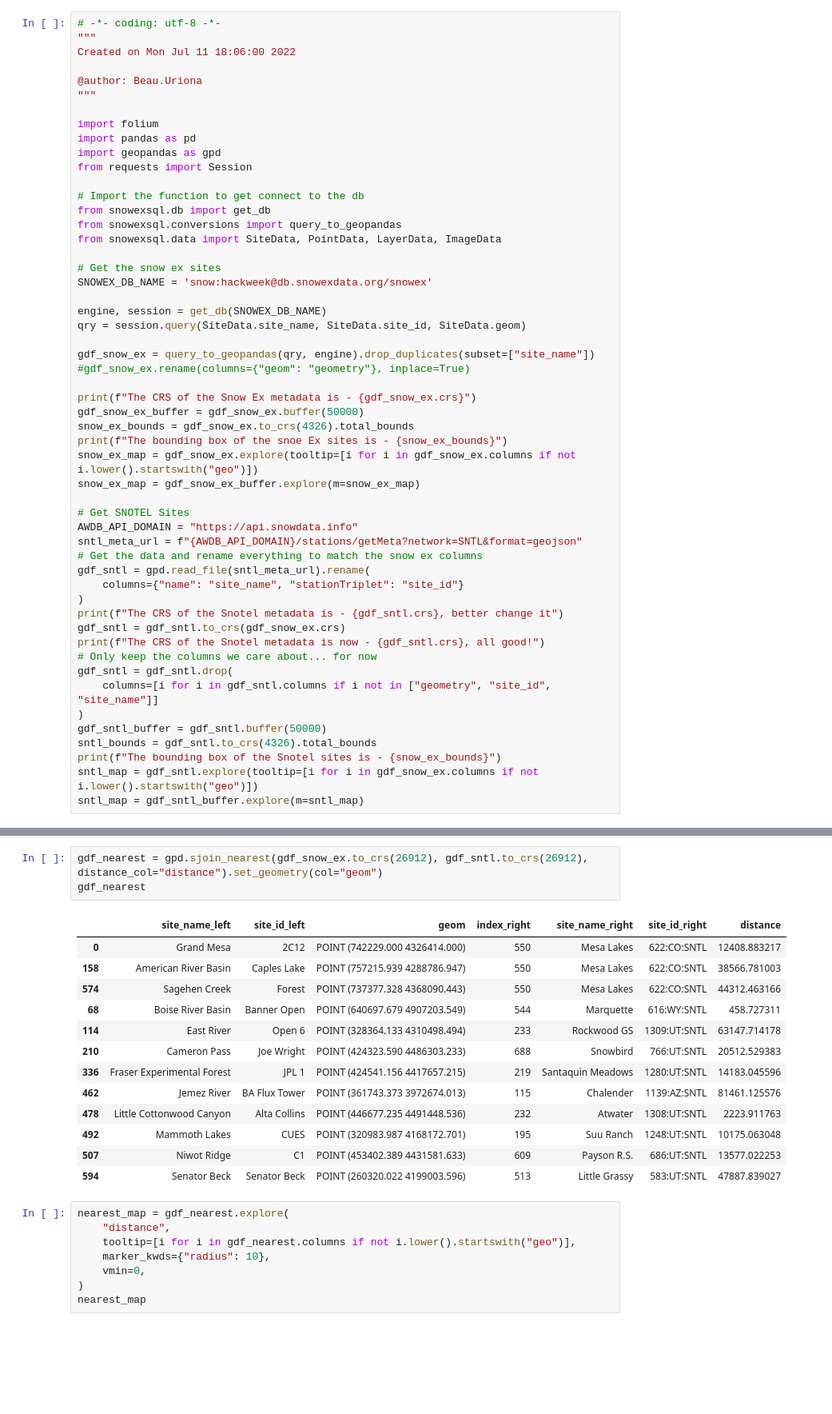
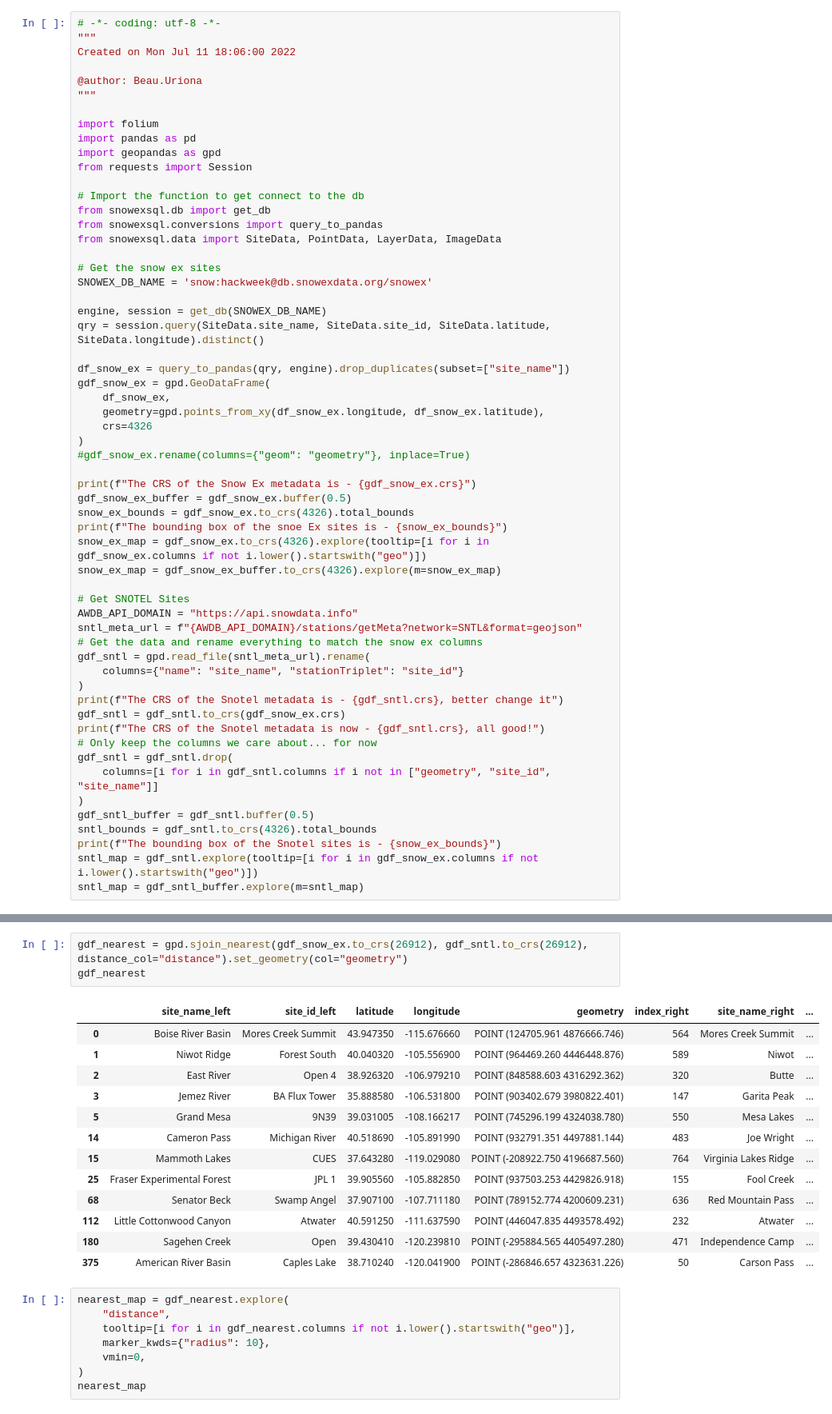
Before and after one commit to snowex-hackweek/space-station, a Jupyter notebook: contributors/beau-uriona/get_stations.ipynb, the cells around one changed output, grey strips where cells are left out. Shown at 80% size. Saved outputs shown, nothing was run; the diff lists cells and outputs as text; blank space fills up the shorter version.

```diff
--- a/contributors/beau-uriona/get_stations.ipynb
+++ b/contributors/beau-uriona/get_stations.ipynb
@@ -13,24 +13,29 @@ from requests import Session
 
 # Import the function to get connect to the db
 from snowexsql.db import get_db
-from snowexsql.conversions import query_to_geopandas
+from snowexsql.conversions import query_to_pandas
 from snowexsql.data import SiteData, PointData, LayerData, ImageData
 
 # Get the snow ex sites
 SNOWEX_DB_NAME = 'snow:hackweek@db.snowexdata.org/snowex'
 
 engine, session = get_db(SNOWEX_DB_NAME)
-qry = session.query(SiteData.site_name, SiteData.site_id, SiteData.geom)
+qry = session.query(SiteData.site_name, SiteData.site_id, SiteData.latitude, SiteData.longitude).distinct()
 
-gdf_snow_ex = query_to_geopandas(qry, engine).drop_duplicates(subset=["site_name"])
+df_snow_ex = query_to_pandas(qry, engine).drop_duplicates(subset=["site_name"])
+gdf_snow_ex = gpd.GeoDataFrame(
+    df_snow_ex,
+    geometry=gpd.points_from_xy(df_snow_ex.longitude, df_snow_ex.latitude),
+    crs=4326
+)
 #gdf_snow_ex.rename(columns={"geom": "geometry"}, inplace=True)
 
 print(f"The CRS of the Snow Ex metadata is - {gdf_snow_ex.crs}")
-gdf_snow_ex_buffer = gdf_snow_ex.buffer(50000)
+gdf_snow_ex_buffer = gdf_snow_ex.buffer(0.5)
 snow_ex_bounds = gdf_snow_ex.to_crs(4326).total_bounds
 print(f"The bounding box of the snoe Ex sites is - {snow_ex_bounds}")
-snow_ex_map = gdf_snow_ex.explore(tooltip=[i for i in gdf_snow_ex.columns if not i.lower().startswith("geo")])
-snow_ex_map = gdf_snow_ex_buffer.explore(m=snow_ex_map)
+snow_ex_map = gdf_snow_ex.to_crs(4326).explore(tooltip=[i for i in gdf_snow_ex.columns if not i.lower().startswith("geo")])
+snow_ex_map = gdf_snow_ex_buffer.to_crs(4326).explore(m=snow_ex_map)
 
 # Get SNOTEL Sites
 AWDB_API_DOMAIN = "https://api.snowdata.info"
@@ -46,7 +51,7 @@ print(f"The CRS of the Snotel metadata is now - {gdf_sntl.crs}, all good!")
 gdf_sntl = gdf_sntl.drop(
     columns=[i for i in gdf_sntl.columns if i not in ["geometry", "site_id", "site_name"]]
 )
-gdf_sntl_buffer = gdf_sntl.buffer(50000)
+gdf_sntl_buffer = gdf_sntl.buffer(0.5)
 sntl_bounds = gdf_sntl.to_crs(4326).total_bounds
 print(f"The bounding box of the Snotel sites is - {snow_ex_bounds}")
 sntl_map = gdf_sntl.explore(tooltip=[i for i in gdf_snow_ex.columns if not i.lower().startswith("geo")])
@@ -62,22 +69,22 @@ snow_ex_map
 # %% [output]
 [interactive output not drawn]
 # %%
-gdf_nearest = gpd.sjoin_nearest(gdf_snow_ex.to_crs(26912), gdf_sntl.to_crs(26912), distance_col="distance").set_geometry(col="geom")
+gdf_nearest = gpd.sjoin_nearest(gdf_snow_ex.to_crs(26912), gdf_sntl.to_crs(26912), distance_col="distance").set_geometry(col="geometry")
 gdf_nearest
 # %% [output]
-|  | site_name_left | site_id_left | geom | index_right | site_name_right | site_id_right | distance |
-| 0 | Grand Mesa | 2C12 | POINT (742229.000 4326414.000) | 550 | Mesa Lakes | 622:CO:SNTL | 12408.883217 |
-| 158 | American River Basin | Caples Lake | POINT (757215.939 4288786.947) | 550 | Mesa Lakes | 622:CO:SNTL | 38566.781003 |
-| 574 | Sagehen Creek | Forest | POINT (737377.328 4368090.443) | 550 | Mesa Lakes | 622:CO:SNTL | 44312.463166 |
-| 68 | Boise River Basin | Banner Open | POINT (640697.679 4907203.549) | 544 | Marquette | 616:WY:SNTL | 458.727311 |
-| 114 | East River | Open 6 | POINT (328364.133 4310498.494) | 233 | Rockwood GS | 1309:UT:SNTL | 63147.714178 |
-| 210 | Cameron Pass | Joe Wright | POINT (424323.590 4486303.233) | 688 | Snowbird | 766:UT:SNTL | 20512.529383 |
-| 336 | Fraser Experimental Forest | JPL 1 | POINT (424541.156 4417657.215) | 219 | Santaquin Meadows | 1280:UT:SNTL | 14183.045596 |
-| 462 | Jemez River | BA Flux Tower | POINT (361743.373 3972674.013) | 115 | Chalender | 1139:AZ:SNTL | 81461.125576 |
-| 478 | Little Cottonwood Canyon | Alta Collins | POINT (446677.235 4491448.536) | 232 | Atwater | 1308:UT:SNTL | 2223.911763 |
-| 492 | Mammoth Lakes | CUES | POINT (320983.987 4168172.701) | 195 | Suu Ranch | 1248:UT:SNTL | 10175.063048 |
-| 507 | Niwot Ridge | C1 | POINT (453402.389 4431581.633) | 609 | Payson R.S. | 686:UT:SNTL | 13577.022253 |
-| 594 | Senator Beck | Senator Beck | POINT (260320.022 4199003.596) | 513 | Little Grassy | 583:UT:SNTL | 47887.839027 |
+|  | site_name_left | site_id_left | latitude | longitude | geometry | index_right | site_name_right | ... |
+| 0 | Boise River Basin | Mores Creek Summit | 43.947350 | -115.676660 | POINT (124705.961 4876666.746) | 564 | Mores Creek Summit | ... |
+| 1 | Niwot Ridge | Forest South | 40.040320 | -105.556900 | POINT (964469.260 4446448.876) | 589 | Niwot | ... |
+| 2 | East River | Open 4 | 38.926320 | -106.979210 | POINT (848588.603 4316292.362) | 320 | Butte | ... |
+| 3 | Jemez River | BA Flux Tower | 35.888580 | -106.531800 | POINT (903402.679 3980822.401) | 147 | Garita Peak | ... |
+| 5 | Grand Mesa | 9N39 | 39.031005 | -108.166217 | POINT (745296.199 4324038.780) | 550 | Mesa Lakes | ... |
+| 14 | Cameron Pass | Michigan River | 40.518690 | -105.891990 | POINT (932791.351 4497881.144) | 483 | Joe Wright | ... |
+| 15 | Mammoth Lakes | CUES | 37.643280 | -119.029080 | POINT (-208922.750 4196687.560) | 764 | Virginia Lakes Ridge | ... |
+| 25 | Fraser Experimental Forest | JPL 1 | 39.905560 | -105.882850 | POINT (937503.253 4429826.918) | 155 | Fool Creek | ... |
+| 68 | Senator Beck | Swamp Angel | 37.907100 | -107.711180 | POINT (789152.774 4200609.231) | 636 | Red Mountain Pass | ... |
+| 112 | Little Cottonwood Canyon | Atwater | 40.591250 | -111.637590 | POINT (446047.835 4493578.492) | 232 | Atwater | ... |
+| 180 | Sagehen Creek | Open | 39.430410 | -120.239810 | POINT (-295884.565 4405497.280) | 471 | Independence Camp | ... |
+| 375 | American River Basin | Caples Lake | 38.710240 | -120.041900 | POINT (-286846.657 4323631.226) | 50 | Carson Pass | ... |
 # %%
 nearest_map = gdf_nearest.explore(
     "distance",
```
Also changed, not shown: parts of 2 cells of this notebook, 11 other files.
